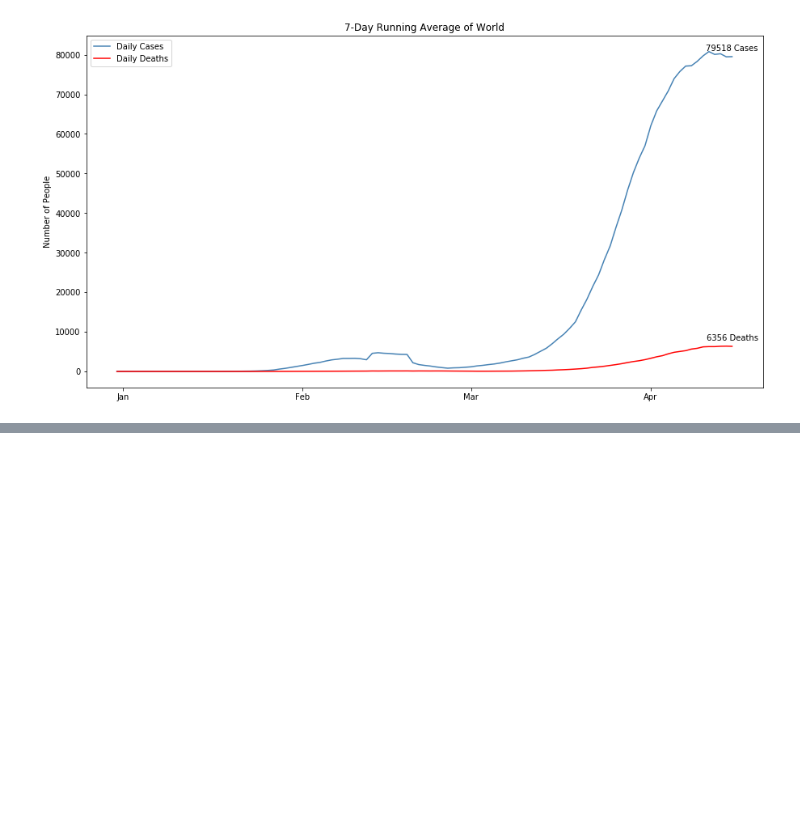
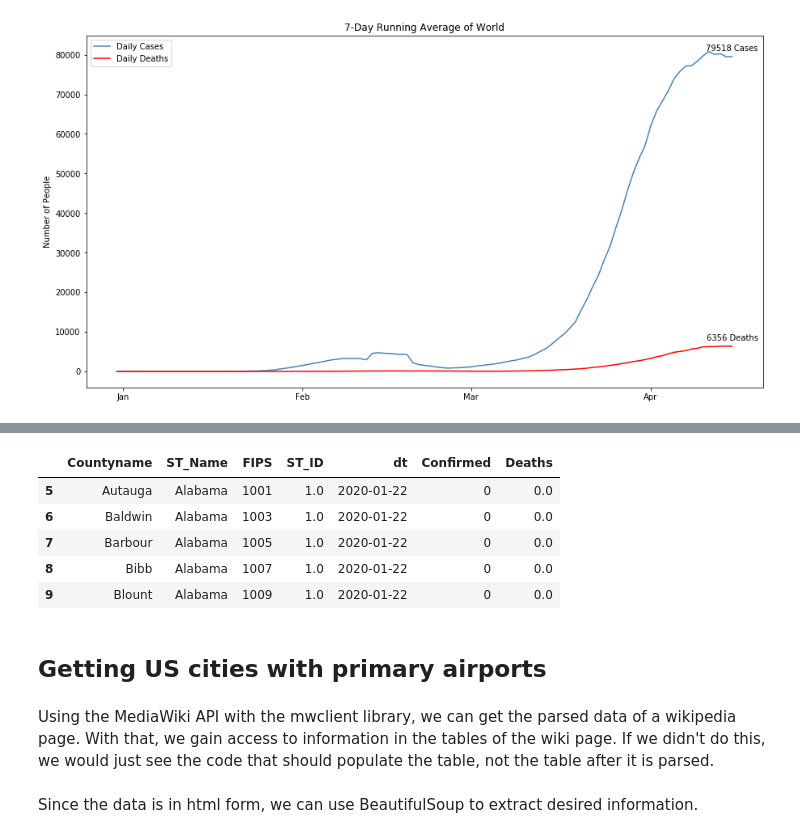
Before and after one commit to christophuhl/COVID19-Simulation, a Jupyter notebook: AirportContagion.ipynb, the cells around one changed output, grey strips where cells are left out. Cells and saved outputs as stored; diff of their text form; code cells hidden in the pictures; blank space fills up the shorter version.

```diff
--- a/AirportContagion.ipynb
+++ b/AirportContagion.ipynb
@@ -106,0 +151,14 @@ Now that we have a function that we can plot the spread of the disease with,
+# %%
+df_us.sort_values(by=['ST_Name', 'dt'], inplace=True)
+df_us.head()
+# %% [output]
+|  | Countyname | ST_Name | FIPS | ST_ID | dt | Confirmed | Deaths |
+| 5 | Autauga | Alabama | 1001 | 1.0 | 2020-01-22 | 0 | 0.0 |
+| 6 | Baldwin | Alabama | 1003 | 1.0 | 2020-01-22 | 0 | 0.0 |
+| 7 | Barbour | Alabama | 1005 | 1.0 | 2020-01-22 | 0 | 0.0 |
+| 8 | Bibb | Alabama | 1007 | 1.0 | 2020-01-22 | 0 | 0.0 |
+| 9 | Blount | Alabama | 1009 | 1.0 | 2020-01-22 | 0 | 0.0 |
+# %% [markdown]
+## Getting US cities with primary airports
+# %% [markdown]
+Using the MediaWiki API with the mwclient library, we can get the parsed data of a wikipedia page. With that, we gain access to information in the tables of the wiki page. If we didn't do this, we would just see the code that should populate the table, not the table after it is parsed.
@@ -106,0 +169,2 @@ Now that we have a function that we can plot the spread of the disease with,
+# %% [markdown]
+Since the data is in html form, we can use BeautifulSoup to extract desired information.
```
Also changed, not shown: parts of 24 cells of this notebook.
